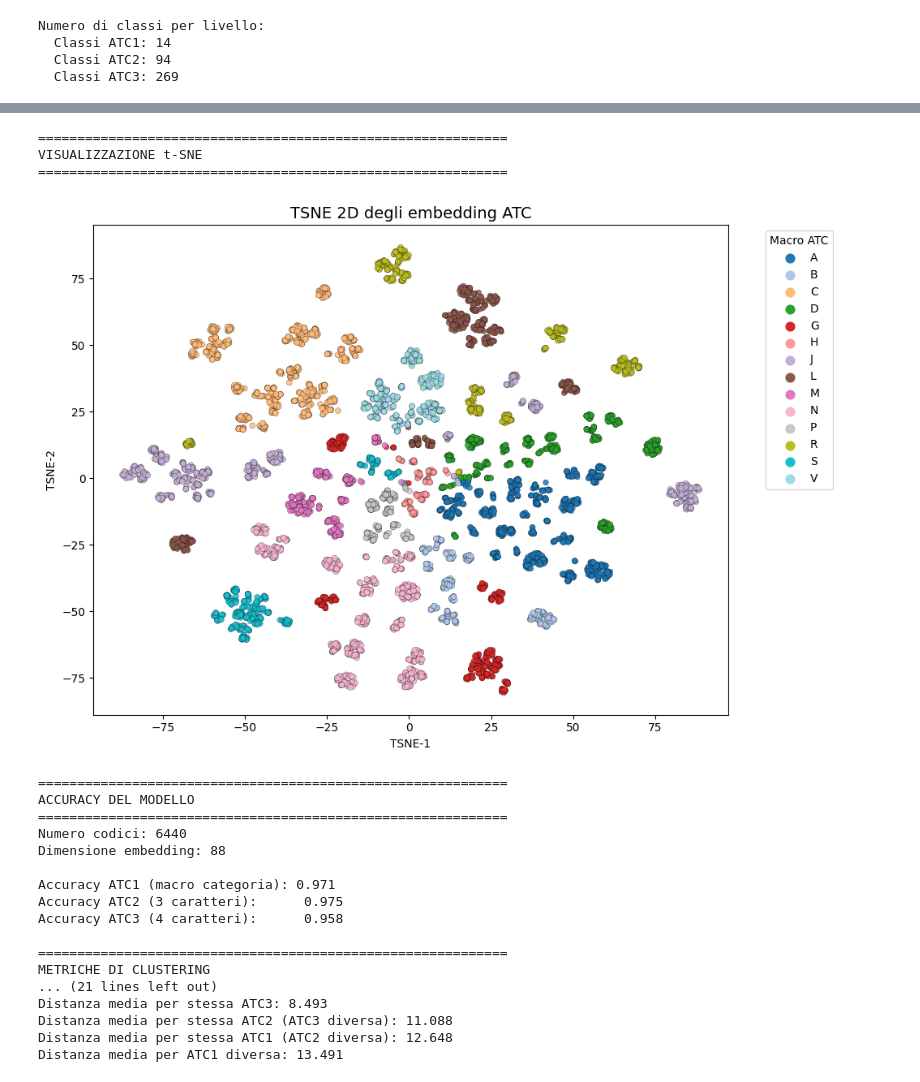
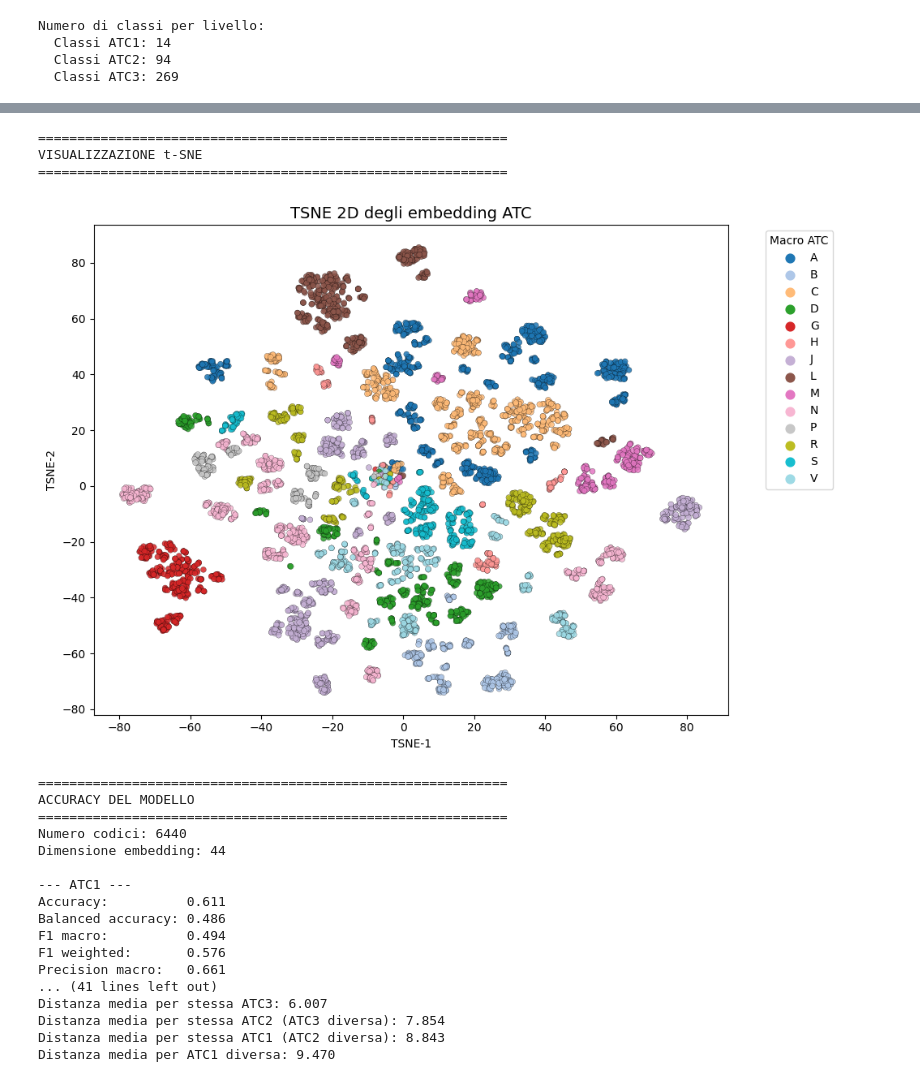
Before and after one commit to GioRoss/CodificaGerarchicaCodiciATC, a Jupyter notebook: CodificaGerarchicaCodiciATC.ipynb, the cells around one changed output, grey strips where cells are left out. Drawn from its saved outputs; the diff is of its cells as text; code cells hidden in the pictures.

```diff
--- a/CodificaGerarchicaCodiciATC.ipynb
+++ b/CodificaGerarchicaCodiciATC.ipynb
@@ -254,7 +260,11 @@ class HierarchicalATCEmbedding(nn.Module):
 
 
 # Dimensioni embedding per livello
-level_dims = [8, 16, 16, 16, 32]
+#level_dims = [8, 16, 16, 16, 32] # 88
+#level_dims = [6, 12, 12, 12, 24] # 66
+#level_dims = [10, 20, 20, 20, 30] # 100
+#level_dims = [12, 24, 24, 24, 36] # 120
+level_dims = [4, 8, 8, 8, 16]
 
 # Creiamo l'istanza del modello di embedding
 atc_emb = HierarchicalATCEmbedding(
@@ -274,7 +284,6 @@ all_ids_tensor = torch.tensor(all_ids, dtype=torch.long)
 all_ids_tensor = all_ids_tensor.to(device)
 
 # TRIPLET LOSS GERARCHICA
-
 
 class HierarchicalTripletLoss(nn.Module):
     """
@@ -597,6 +605,14 @@ with torch.no_grad():
 # VISUALIZZAZIONE t-SNE DEGLI EMBEDDING
 
 emb_np = final_emb.detach().cpu().numpy()
+
+codes_np = np.array(codes)
+
+np.savez(
+    "atc_embeddings.npz",
+    atc_code=codes_np,
+    embedding=emb_np
+)
 
 # Estrai macro categoria (primo carattere del codice ATC)
 macro = np.array([c[0] if isinstance(c, str) and len(c) > 0 else "?" for c in codes])
@@ -625,11 +641,11 @@ plt.scatter(
     embedded_2d[:, 0],
     embedded_2d[:, 1],
     c=macro_ids,
-    cmap=cmap,             # palette bella e chiara
-    s=25,                  # pallini più piccoli
-    alpha=0.85,            # un po' di trasparenza
-    edgecolors="black",    # bordino che separa i punti
-    linewidth=0.2          # sottile
+    cmap=cmap,
+    s=25,
+    alpha=0.85,
+    edgecolors="black",
+    linewidth=0.2
 )
 
 plt.title("TSNE 2D degli embedding ATC", fontsize=14)
@@ -687,10 +703,21 @@ acc3 = accuracy_score(
     pred_atc3[mask3]
 )
 
-print(f"\nAccuracy ATC1 (macro categoria): {acc1:.3f}")
-print(f"Accuracy ATC2 (3 caratteri):      {acc2:.3f}")
-print(f"Accuracy ATC3 (4 caratteri):      {acc3:.3f}")
+def report_metrics(y_true_t, y_pred_np, mask, name: str):
+    y_true = y_true_t[mask].cpu().numpy()
+    y_pred = y_pred_np[mask]
 
+    print(f"\n--- {name} ---")
+    print(f"Accuracy:          {accuracy_score(y_true, y_pred):.3f}")
+    print(f"Balanced accuracy: {balanced_accuracy_score(y_true, y_pred):.3f}")
+    print(f"F1 macro:          {f1_score(y_true, y_pred, average='macro', zero_division=0):.3f}")
+    print(f"F1 weighted:       {f1_score(y_true, y_pred, average='weighted', zero_division=0):.3f}")
+    print(f"Precision macro:   {precision_score(y_true, y_pred, average='macro', zero_division=0):.3f}")
+    print(f"Recall macro:      {recall_score(y_true, y_pred, average='macro', zero_division=0):.3f}")
+
+report_metrics(y1_t, pred_atc1, mask1, "ATC1")
+report_metrics(y2_t, pred_atc2, mask2, "ATC2")
+report_metrics(y3_t, pred_atc3, mask3, "ATC3")
 
 # METRICHE DI CLUSTERING
 
@@ -819,48 +846,48 @@ same_atc1 = (atc1_s[:,None] != "") & (atc1_s[:,None] == atc1_s[None,:])
 # 1) stessa ATC3
 mask_3 = same_atc3.copy()
 
 # 2) stessa ATC2 ma ATC3 diversa
 mask_2 = same_atc2 & ~same_atc3
 
 # 3) stessa ATC1 ma ATC2 diversa
 mask_1 = same_atc1 & ~same_atc2
 
 # 4) ATC1 diversa
 mask_0 = ~same_atc1
 
 def avg_dist_for_mask(mask_name, mask_matrix):
     i_idx, j_idx = sample_pairs(mask_matrix)
     if len(i_idx) == 0:
         print(f"Nessuna coppia valida per {mask_name}")
         return np.nan
     dists = np.linalg.norm(emb_sample[i_idx] - emb_sample[j_idx], axis=1)
     mean_dist = dists.mean()
     print(f"Distanza media per {mask_name}: {mean_dist:.3f}")
     return mean_dist
 
 d3 = avg_dist_for_mask("stessa ATC3", mask_3)
 d2 = avg_dist_for_mask("stessa ATC2 (ATC3 diversa)", mask_2)
 d1 = avg_dist_for_mask("stessa ATC1 (ATC2 diversa)", mask_1)
 d0 = avg_dist_for_mask("ATC1 diversa", mask_0)
 # %% [output]
 ============================================================
 VISUALIZZAZIONE t-SNE
 ============================================================
-[figure, old version]
+[figure, new version]
 ============================================================
 ACCURACY DEL MODELLO
 ============================================================
 Numero codici: 6440
-Dimensione embedding: 88
+Dimensione embedding: 44
 
-Accuracy ATC1 (macro categoria): 0.971
-Accuracy ATC2 (3 caratteri):      0.975
-Accuracy ATC3 (4 caratteri):      0.958
-
-============================================================
-METRICHE DI CLUSTERING
-... (21 lines left out)
-Distanza media per stessa ATC3: 8.493
-Distanza media per stessa ATC2 (ATC3 diversa): 11.088
-Distanza media per stessa ATC1 (ATC2 diversa): 12.648
-Distanza media per ATC1 diversa: 13.491
+--- ATC1 ---
+Accuracy:          0.611
+Balanced accuracy: 0.486
+F1 macro:          0.494
+F1 weighted:       0.576
+Precision macro:   0.661
+... (41 lines left out)
+Distanza media per stessa ATC3: 6.007
+Distanza media per stessa ATC2 (ATC3 diversa): 7.854
+Distanza media per stessa ATC1 (ATC2 diversa): 8.843
+Distanza media per ATC1 diversa: 9.470
```
Also changed, not shown: parts of 4 cells of this notebook, 2 other files.
